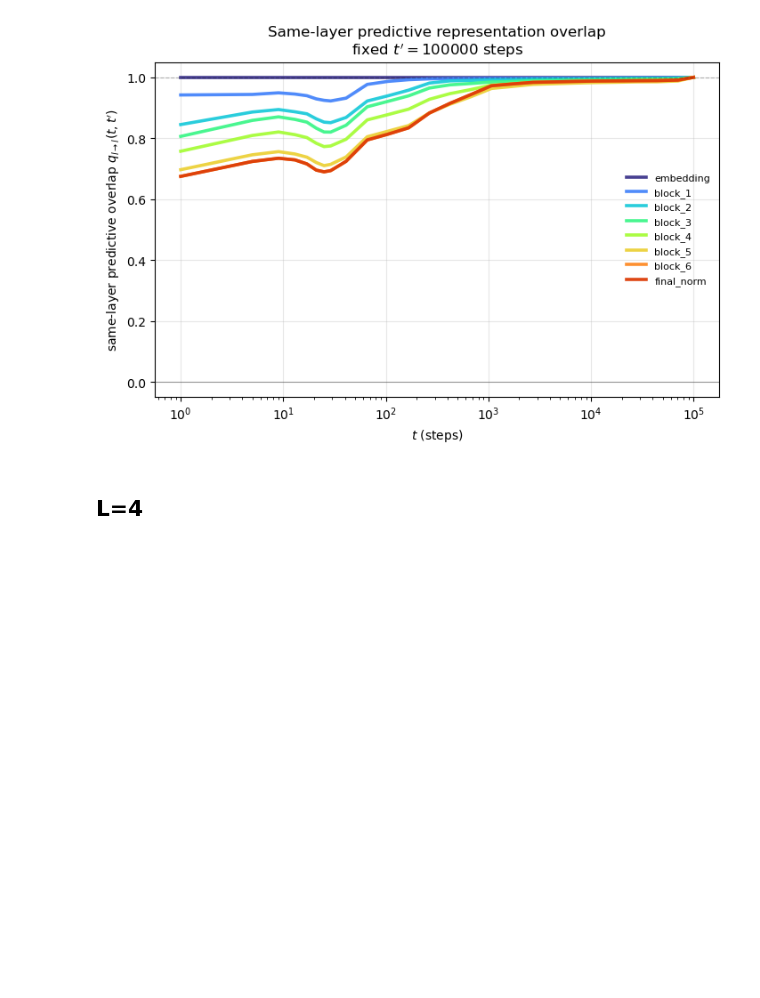
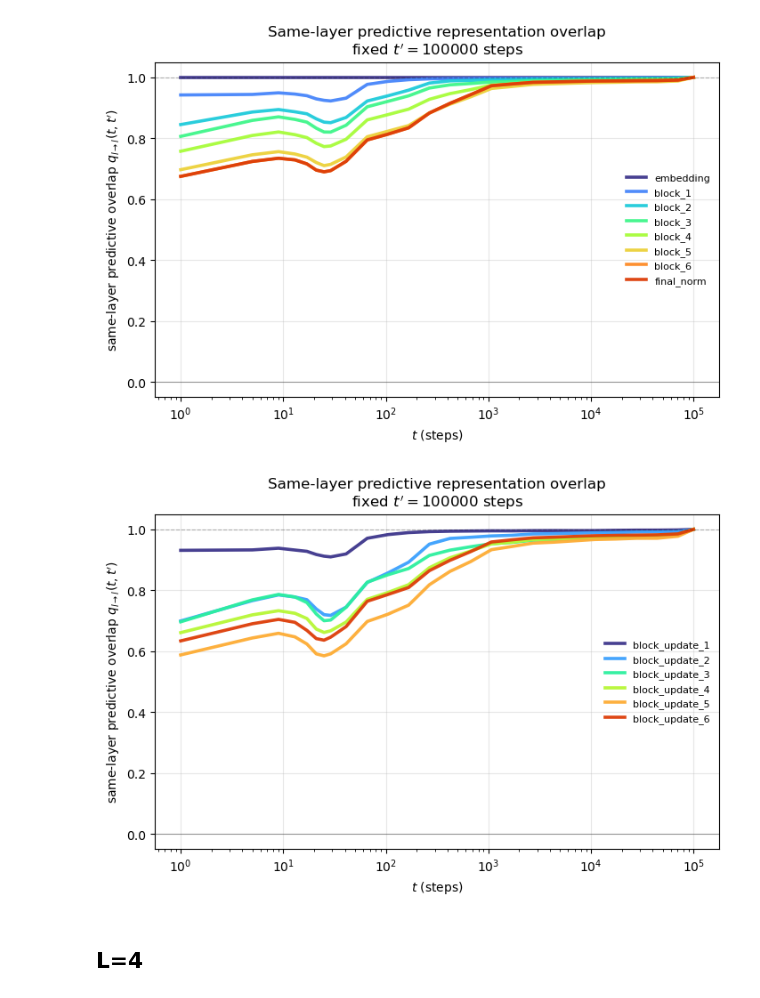
Before and after one commit to f-damico/small-language-modelling, a Jupyter notebook: notebook_prediction_overlap.ipynb, the cells around one changed output. Cells and saved outputs as stored; diff of their text form; code cells hidden in the pictures; blank space fills up the shorter version.

```diff
--- a/notebook_prediction_overlap.ipynb
+++ b/notebook_prediction_overlap.ipynb
@@ -656,6 +692,18 @@ fig, ax, info = plot_predictive_same_layer_overlap_vs_time(
 )
 # %% [output]
 [figure]
+# %%
+fig, ax, info = plot_predictive_same_layer_overlap_vs_time(
+    results_dir="/mnt/beegfs/2a/mb12724/franc/small-language-modelling/collected_results/overlap_predictive_TR2_stream_L3_v1/",
+    position="mean",
+    alpha_mode="position_mean",
+    time_key="steps",
+    x_mode="absolute",
+    xscale="log",
+    ylim=None,
+)
+# %% [output]
+[figure, added]
 # %% [markdown]
 ## L=4
 # %%
```
Also changed, not shown: parts of 7 cells of this notebook, 12 other files.
